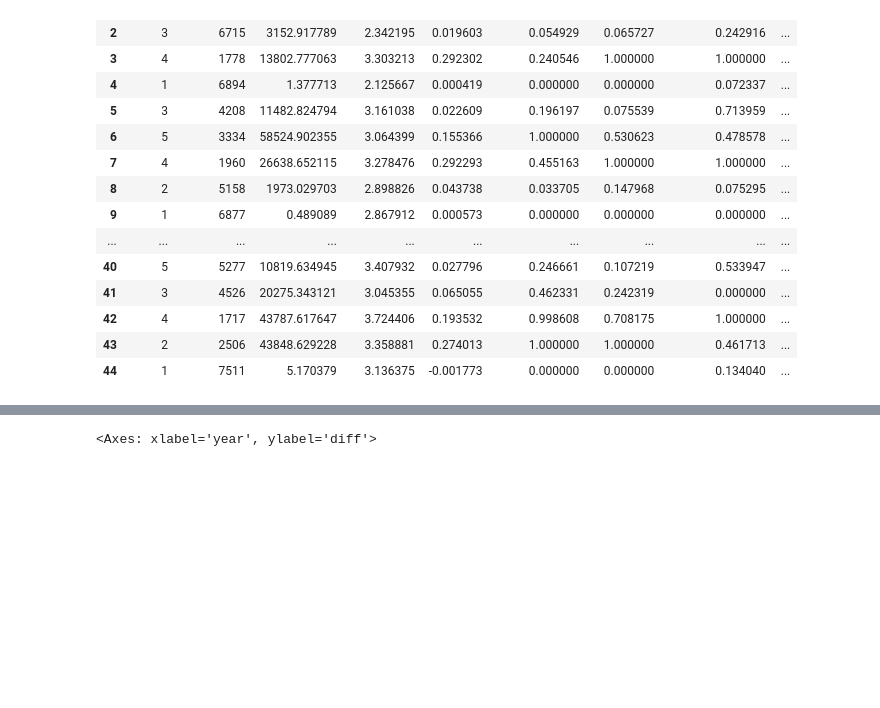
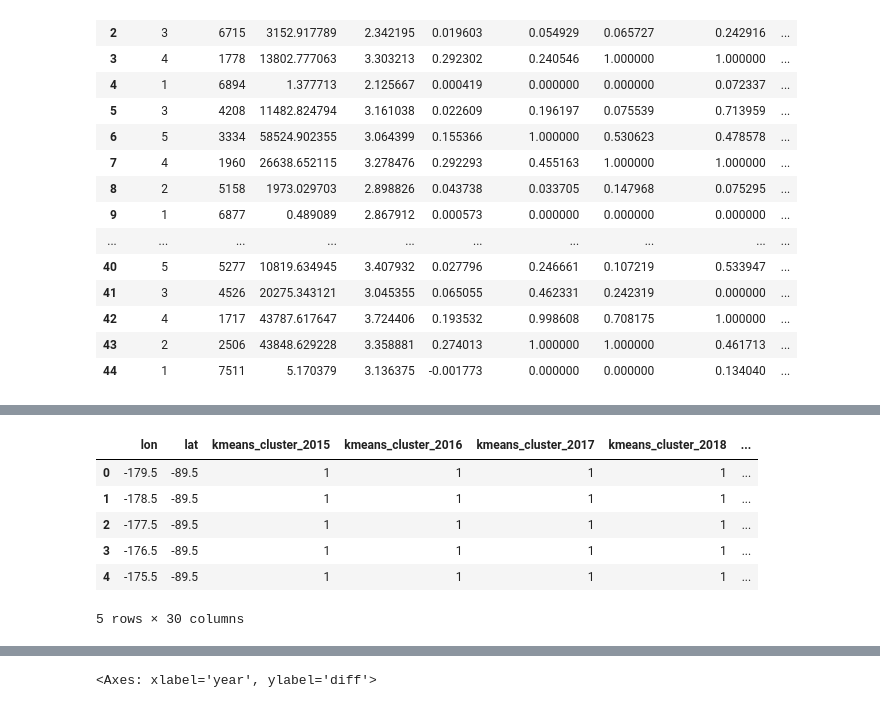
Before and after one commit to ghg-ai-lab-complexity72-dev/complexity72_2026, a Jupyter notebook: all_clusters_normalized_comparisson.ipynb, the cells around one changed output, grey strips where cells are left out. Cells and saved outputs as stored; diff of their text form; code cells hidden in the pictures; blank space fills up the shorter version.

```diff
--- a/all_clusters_normalized_comparisson.ipynb
+++ b/all_clusters_normalized_comparisson.ipynb
@@ -104,0 +368,51 @@ cluster_infos
+# %%
+all_points_aligned = all_points.copy()
+
+years = sorted(dfs_aligned.keys())
+
+for year in years:
+    old_col = f"kmeans_cluster_{year}"
+    if old_col not in all_points_aligned.columns:
+        continue  # skip years not present in all_points
+
+    dfy = dfs_aligned[year].copy()
+
+    # Keep only mapping fields needed for point-level assignment.
+    # If dfy has many rows per cluster (point-level), aggregate to one row per old cluster.
+    # If it is already one row per cluster, this still works.
+    map_df = (
+        dfy.groupby("cluster", as_index=False)
+           .agg(
+               cluster_aligned=("cluster_aligned", "first"),
+               emission_aligned=("emission", "mean"),  # use mean in case of duplicates
+           )
+    )
+
+    # Normalize dtypes so merge/map does not fail from int/float mismatch
+    map_df["cluster"] = pd.to_numeric(map_df["cluster"], errors="coerce")
+    map_df["cluster_aligned"] = pd.to_numeric(map_df["cluster_aligned"], errors="coerce")
+    all_points_aligned[old_col] = pd.to_numeric(all_points_aligned[old_col], errors="coerce")
+
+    # Build dicts for fast mapping
+    to_aligned = dict(zip(map_df["cluster"], map_df["cluster_aligned"]))
+    to_emission = dict(zip(map_df["cluster"], map_df["emission_aligned"]))
+
+    # Assign new columns per year
+    all_points_aligned[f"aligned_cluster_{year}"] = all_points_aligned[old_col].map(to_aligned)
+    all_points_aligned[f"emission_{year}"] = all_points_aligned[old_col].map(to_emission)
+
+# Optional: make aligned cluster nullable integer
+for year in years:
+    c = f"aligned_cluster_{year}"
+    if c in all_points_aligned.columns:
+        all_points_aligned[c] = all_points_aligned[c].round().astype("Int64")
+
+all_points_aligned.head()
+# %% [output]
+|  | lon | lat | kmeans_cluster_2015 | kmeans_cluster_2016 | kmeans_cluster_2017 | kmeans_cluster_2018 | ... |
+| 0 | -179.5 | -89.5 | 1 | 1 | 1 | 1 | ... |
+| 1 | -178.5 | -89.5 | 1 | 1 | 1 | 1 | ... |
+| 2 | -177.5 | -89.5 | 1 | 1 | 1 | 1 | ... |
+| 3 | -176.5 | -89.5 | 1 | 1 | 1 | 1 | ... |
+| 4 | -175.5 | -89.5 | 1 | 1 | 1 | 1 | ... |
+5 rows × 30 columns
```
Also changed, not shown: parts of 8 cells of this notebook.
